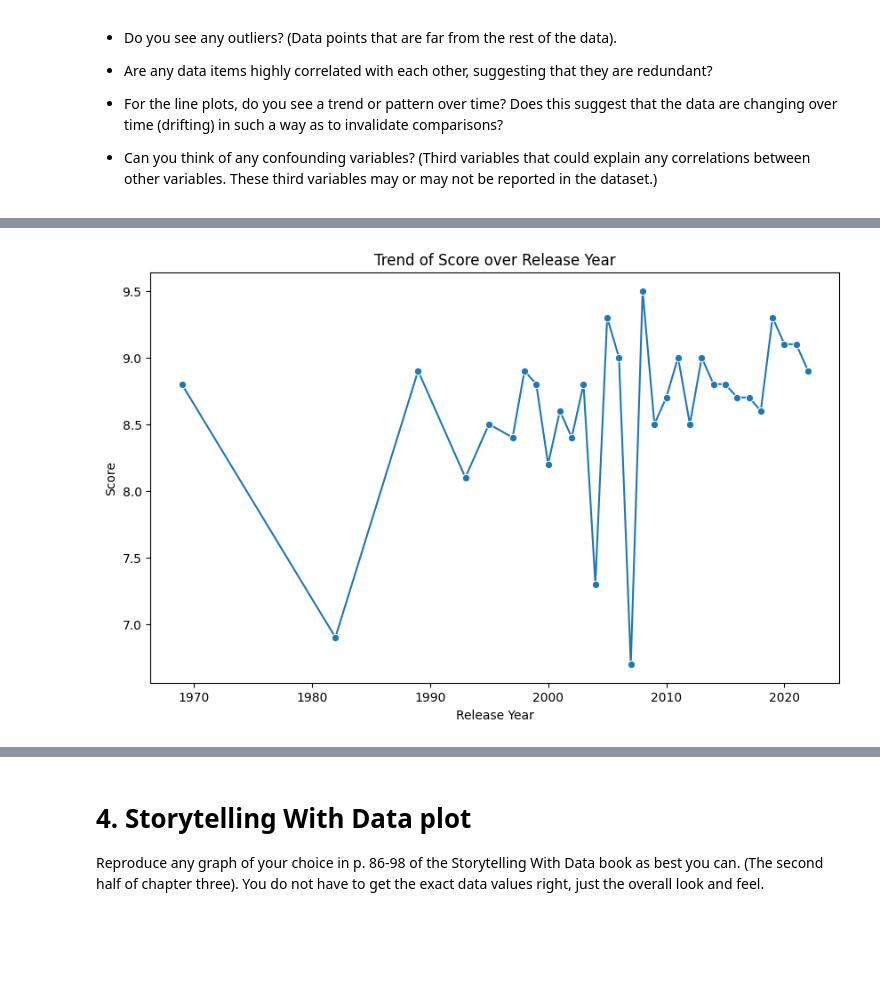
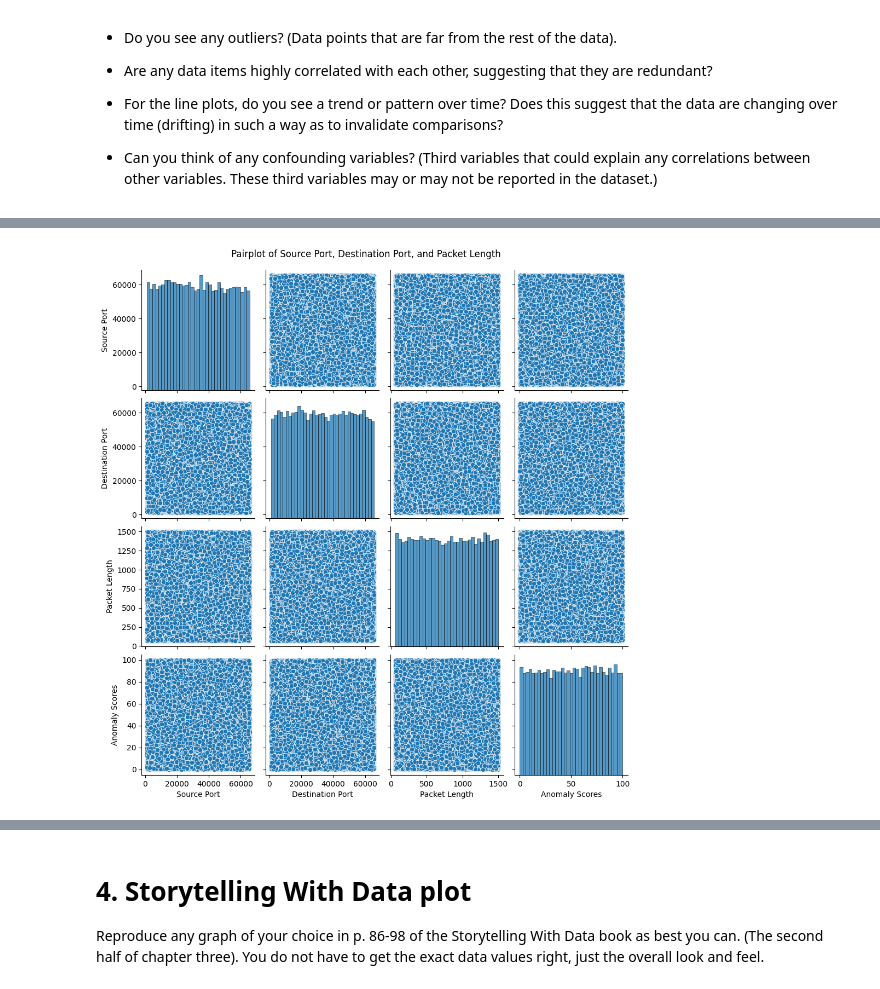
Before and after one commit to JakBainsBU/2025-spring-B2, a Jupyter notebook: Week6.ipynb, the cells around one changed output, grey strips where cells are left out. Drawn from its saved outputs; the diff is of its cells as text; code cells hidden in the pictures; blank space fills up the shorter version.

```diff
--- a/Week6.ipynb
+++ b/Week6.ipynb
@@ -85,11 +85,12 @@ This week, you will do the same types of exercises as last week, but you should
 import pandas as pd
 
 # Load the dataset
-netflix_data = pd.read_csv('Best Show by Year Netflix.csv')
 
-netflix_data.info()
+network_data = pd.read_csv('cybersecurity_attacks.csv')
 
-numeric_data = netflix_data.select_dtypes(include=['float64', 'int64'])
+network_data.info()
+
+numeric_data = network_data.select_dtypes(include=['float64', 'int64'])
 
 correlation_matrix = numeric_data.corr()
 
@@ -133,9 +148,6 @@ plt.show()
 # %%
-plt.figure(figsize=(10, 6))
-sns.lineplot(data=netflix_data, x="RELEASE_YEAR", y="SCORE", marker="o")
-plt.title("Trend of Score over Release Year")
-plt.xlabel("Release Year")
-plt.ylabel("Score")
+sns.pairplot(numeric_data)
+plt.suptitle('Pairplot of Source Port, Destination Port, and Packet Length', y=1.02)
 plt.show()
 # %% [output]
-[figure, old version]
+[figure, new version]
```
Also changed, not shown: parts of 5 cells of this notebook.
